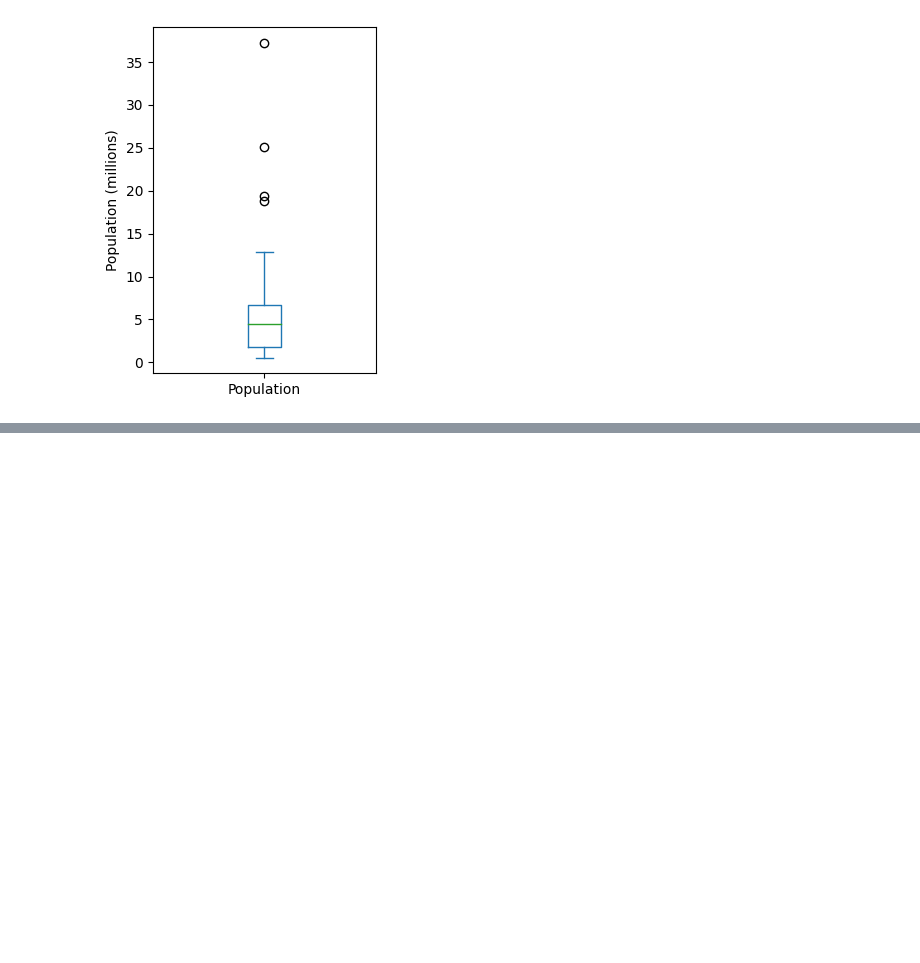
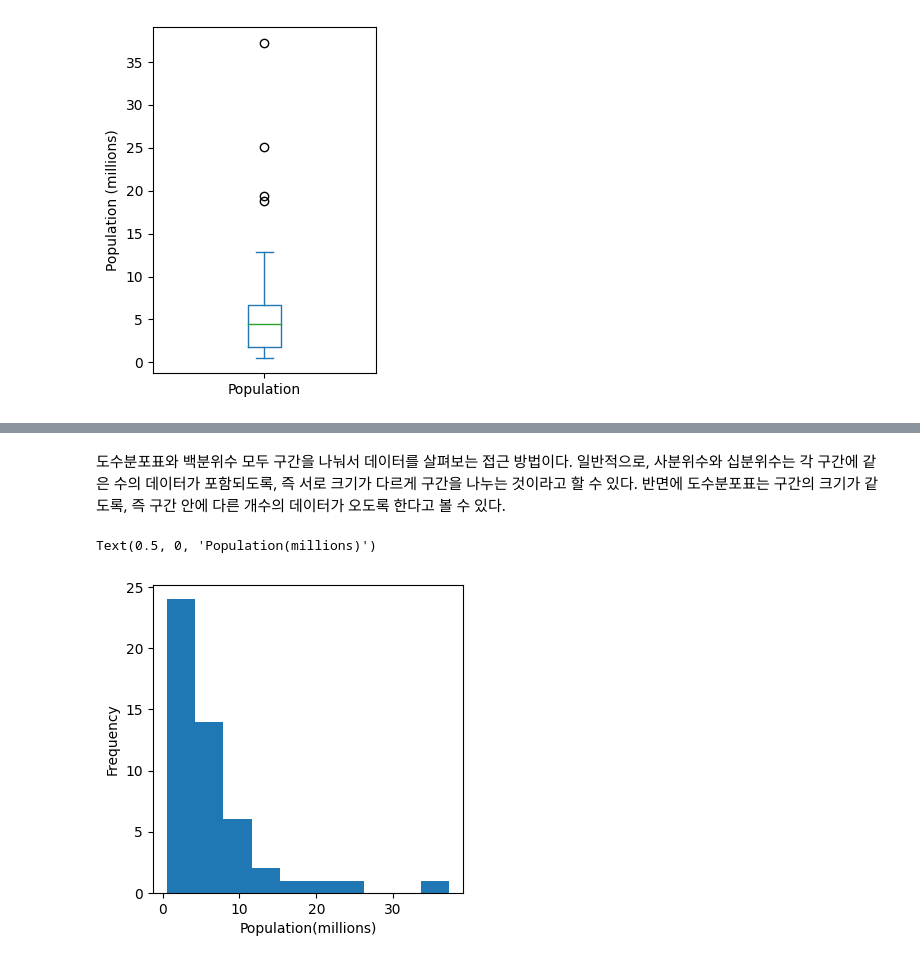
Before and after one commit to jangjung-coding/studyBook_practical_statics_for_datascientist, a Jupyter notebook: Chapter1_Exploratory_Data_Analysis.ipynb, the cells around one changed output, grey strips where cells are left out. Saved outputs shown, nothing was run; the diff lists cells and outputs as text; code cells hidden in the pictures; blank space fills up the shorter version.

```diff
--- a/Chapter1_Exploratory_Data_Analysis.ipynb
+++ b/Chapter1_Exploratory_Data_Analysis.ipynb
@@ -130,0 +151,8 @@ plt.show()
+# %% [markdown]
+도수분포표와 백분위수 모두 구간을 나눠서 데이터를 살펴보는 접근 방법이다. 일반적으로, 사분위수와 십분위수는 각 구간에 같은 수의 데이터가 포함되도록, 즉 서로 크기가 다르게 구간을 나누는 것이라고 할 수 있다. 반면에 도수분포표는 구간의 크기가 같도록, 즉 구간 안에 다른 개수의 데이터가 오도록 한다고 볼 수 있다.
+# %%
+ax = (state['Population'] / 1_000_000).plot.hist(figsize=(4,4))
+ax.set_xlabel('Population(millions)')
+# %% [output]
+Text(0.5, 0, 'Population(millions)')
+[figure, added]
```
Also changed, not shown: parts of 11 cells of this notebook.
